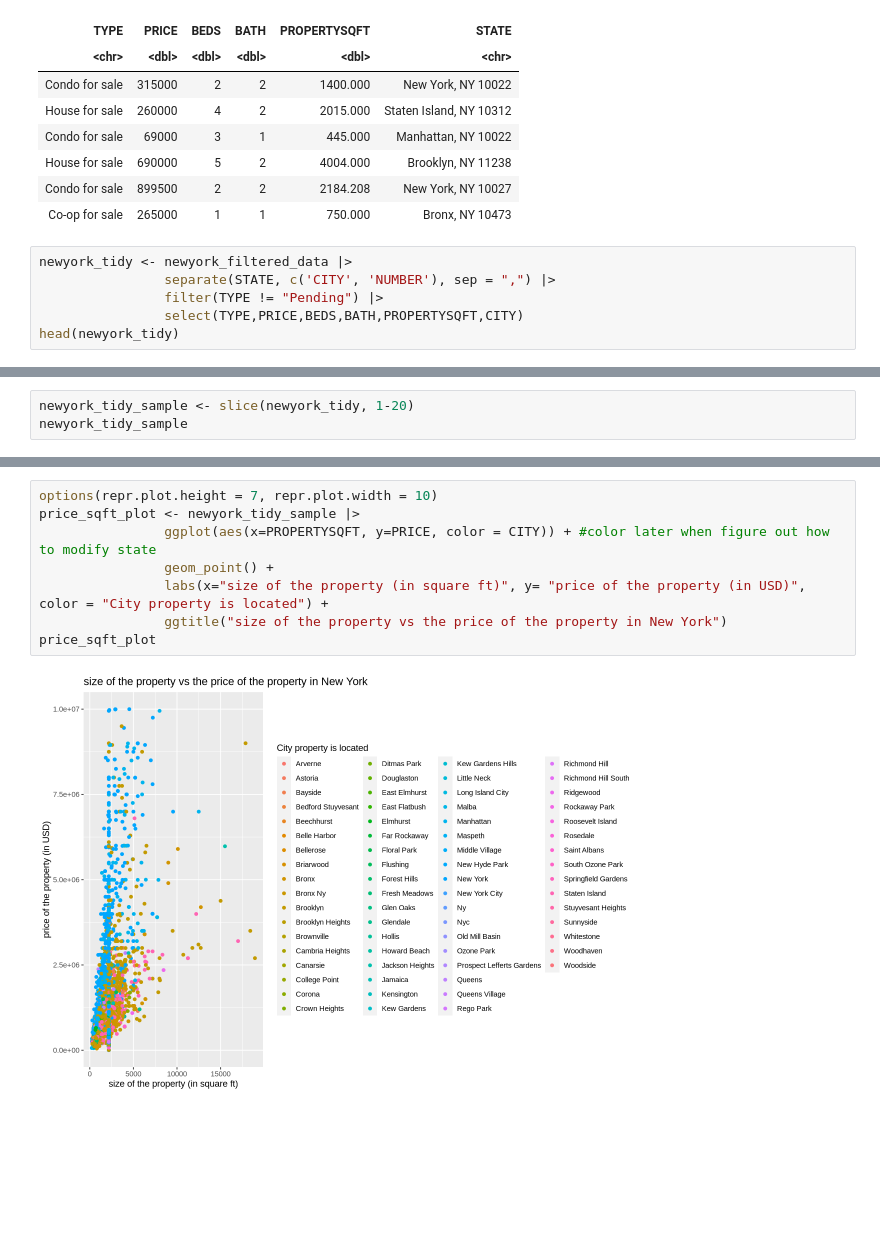
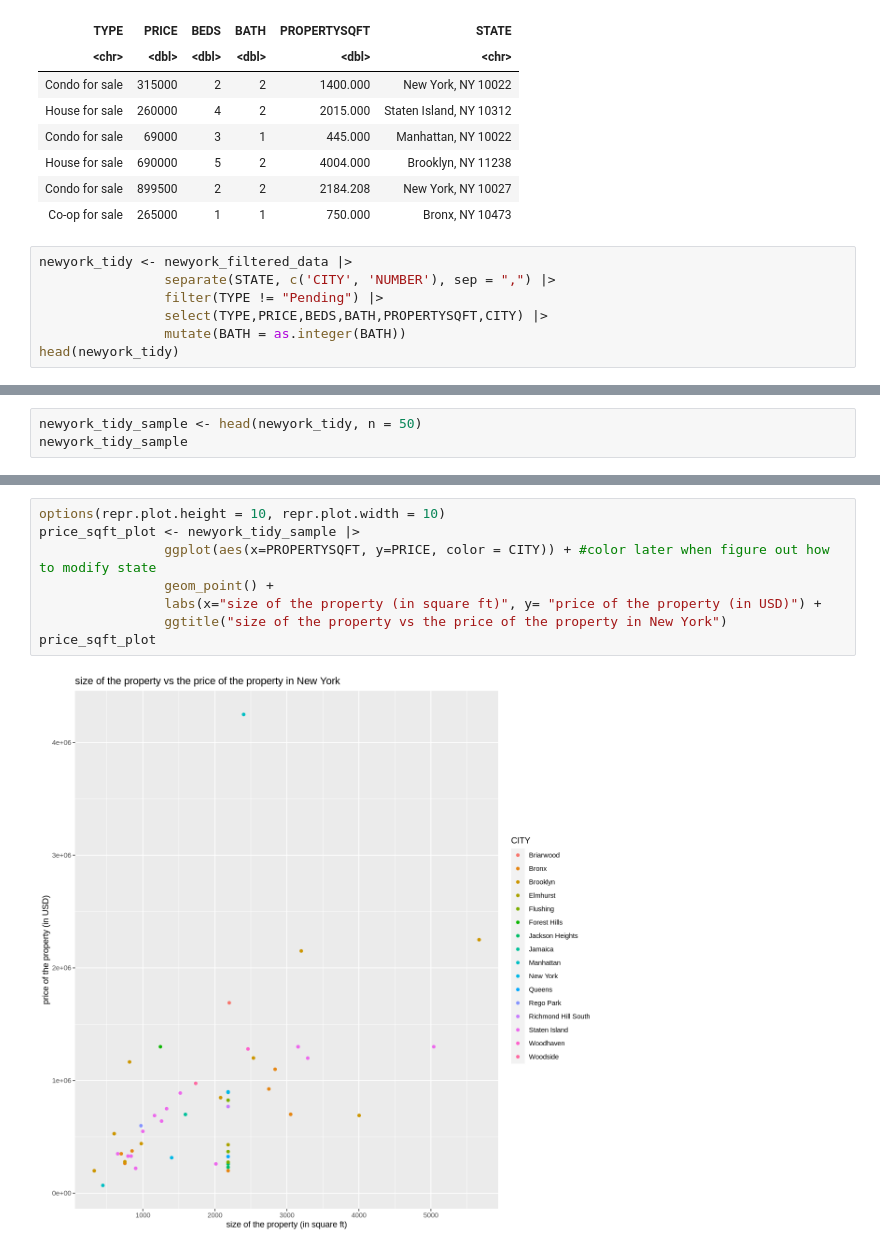
Before and after one commit to aikosumarno/dsci-100-2023w2-group-21, a Jupyter notebook: group_project_proposal.ipynb, the cells around one changed output, grey strips where cells are left out. Drawn from its saved outputs; the diff is of its cells as text; blank space fills up the shorter version.

Commit message:
changed bath to integer

```diff
--- a/group_project_proposal.ipynb
+++ b/group_project_proposal.ipynb
@@ -65,7 +65,8 @@ A tibble: 6 × 6
 newyork_tidy <- newyork_filtered_data |>
                 separate(STATE, c('CITY', 'NUMBER'), sep = ",") |>
                 filter(TYPE != "Pending") |>
-                select(TYPE,PRICE,BEDS,BATH,PROPERTYSQFT,CITY)
+                select(TYPE,PRICE,BEDS,BATH,PROPERTYSQFT,CITY) |>
+                mutate(BATH = as.integer(BATH))
 head(newyork_tidy)
 # %% [output]
 A tibble: 6 × 6
@@ -78,6 +79,6 @@ A tibble: 6 × 6
 | Condo for sale | 899500 | 2 | 2 | 2184.208 | New York |
 | Co-op for sale | 265000 | 1 | 1 | 750.000 | Bronx |
 # %%
-newyork_tidy_sample <- slice(newyork_tidy, 1-20)
+newyork_tidy_sample <- head(newyork_tidy, n = 50)
 newyork_tidy_sample
 # %% [output]
@@ -103,10 +104,10 @@ A tibble: 4395 × 6
 # %%
-options(repr.plot.height = 7, repr.plot.width = 10)
+options(repr.plot.height = 10, repr.plot.width = 10)
 price_sqft_plot <- newyork_tidy_sample |>
                 ggplot(aes(x=PROPERTYSQFT, y=PRICE, color = CITY)) + #color later when figure out how to modify state
                 geom_point() +
-                labs(x="size of the property (in square ft)", y= "price of the property (in USD)", color = "City property is located") +
+                labs(x="size of the property (in square ft)", y= "price of the property (in USD)") +
                 ggtitle("size of the property vs the price of the property in New York")
 price_sqft_plot
 # %% [output]
-[figure, old version]
+[figure, new version]
```
Also changed, not shown: parts of 2 cells of this notebook.
